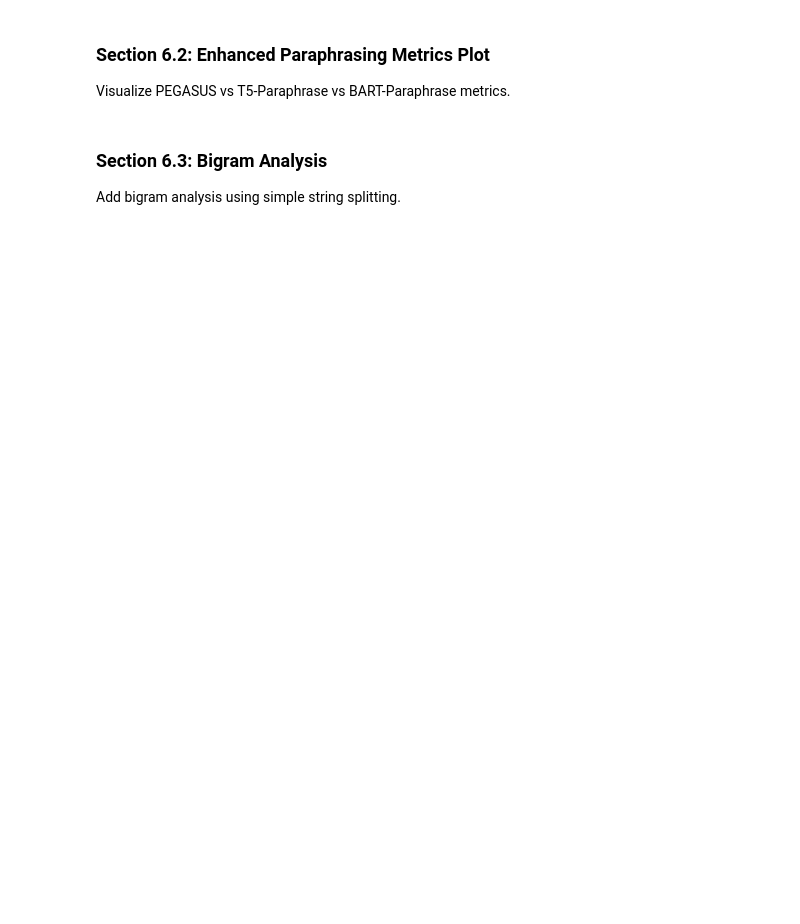
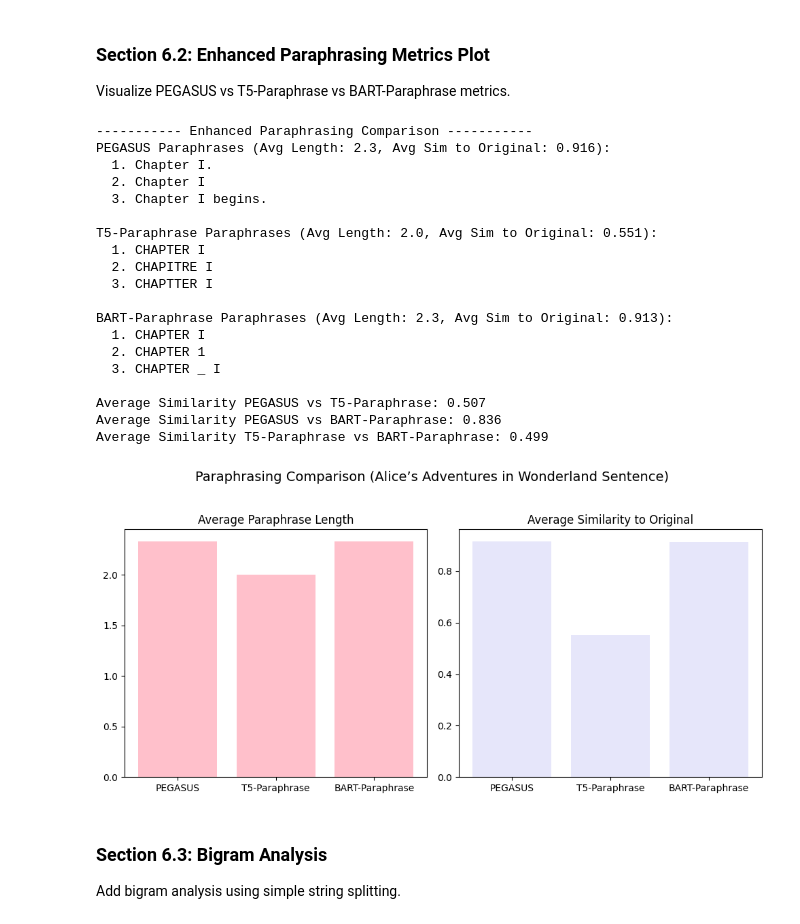
Before and after one commit to Jaagruthi-Musinada/Infosys_Springboard, a Jupyter notebook: Milestone-1/Code/Code(Milestone_1).ipynb, the cells around one changed output. Drawn from its saved outputs; the diff is of its cells as text; code cells hidden in the pictures; blank space fills up the shorter version.

```diff
--- a/Milestone-1/Code/Code(Milestone_1).ipynb
+++ b/Milestone-1/Code/Code(Milestone_1).ipynb
@@ -753,32 +1005,53 @@ Visualize PEGASUS vs T5-Paraphrase vs BART-Paraphrase metrics.
 # %%
 def plot_enhanced_paraphrasing_comparison(metrics, title="Paraphrasing Comparison"):
     """Plot enhanced metrics for paraphrasing models."""
     fig, (ax1, ax2) = plt.subplots(1, 2, figsize=(10, 5))
 
     # Average Length
     ax1.bar(['PEGASUS', 'T5-Paraphrase', 'BART-Paraphrase'],
             [metrics['pegasus']['avg_length'],
              metrics['t5_paraphrase']['avg_length'],
              metrics['bart_paraphrase']['avg_length']],
-            color='gold')
+            color='pink')
     ax1.set_title('Average Paraphrase Length')
 
     # Average Similarity to Original
     ax2.bar(['PEGASUS', 'T5-Paraphrase', 'BART-Paraphrase'],
             [metrics['pegasus']['avg_sim_to_original'],
              metrics['t5_paraphrase']['avg_sim_to_original'],
              metrics['bart_paraphrase']['avg_sim_to_original']],
-            color='lightcoral')
+            color='lavender')
     ax2.set_title('Average Similarity to Original')
 
     plt.suptitle(title, fontsize=14)
     plt.tight_layout(rect=[0, 0, 1, 0.95])
     plt.show()
 
 # Plot paraphrasing comparison for first sentence of first text
 first_sentence = re.split(r'[.!?]+', first_text)[0].strip()
 plot_enhanced_paraphrasing_comparison(compare_paraphrasers_enhanced(first_sentence),
                                      title="Paraphrasing Comparison (Alice’s Adventures in Wonderland Sentence)")
+# %% [output]
+----------- Enhanced Paraphrasing Comparison -----------
+PEGASUS Paraphrases (Avg Length: 2.3, Avg Sim to Original: 0.916):
+  1. Chapter I.
+  2. Chapter I
+  3. Chapter I begins.
+
+T5-Paraphrase Paraphrases (Avg Length: 2.0, Avg Sim to Original: 0.551):
+  1. CHAPTER I
+  2. CHAPITRE I
+  3. CHAPTTER I
+
+BART-Paraphrase Paraphrases (Avg Length: 2.3, Avg Sim to Original: 0.913):
+  1. CHAPTER I
+  2. CHAPTER 1
+  3. CHAPTER _ I
+
+Average Similarity PEGASUS vs T5-Paraphrase: 0.507
+Average Similarity PEGASUS vs BART-Paraphrase: 0.836
+Average Similarity T5-Paraphrase vs BART-Paraphrase: 0.499
+[figure, added]
 # %% [markdown]
 ### Section 6.3: Bigram Analysis
 Add bigram analysis using simple string splitting.
```
Also changed, not shown: parts of 28 cells of this notebook.
